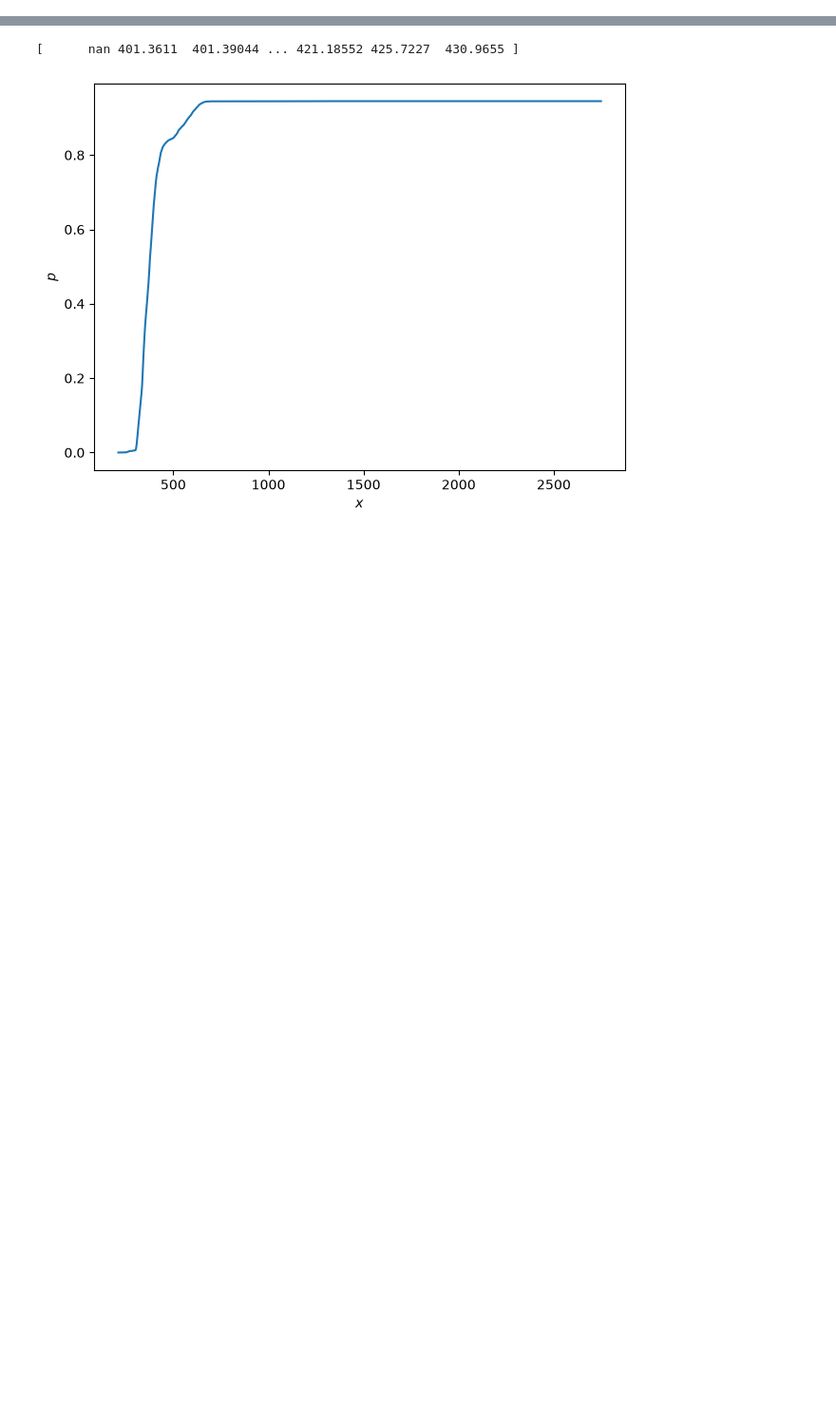
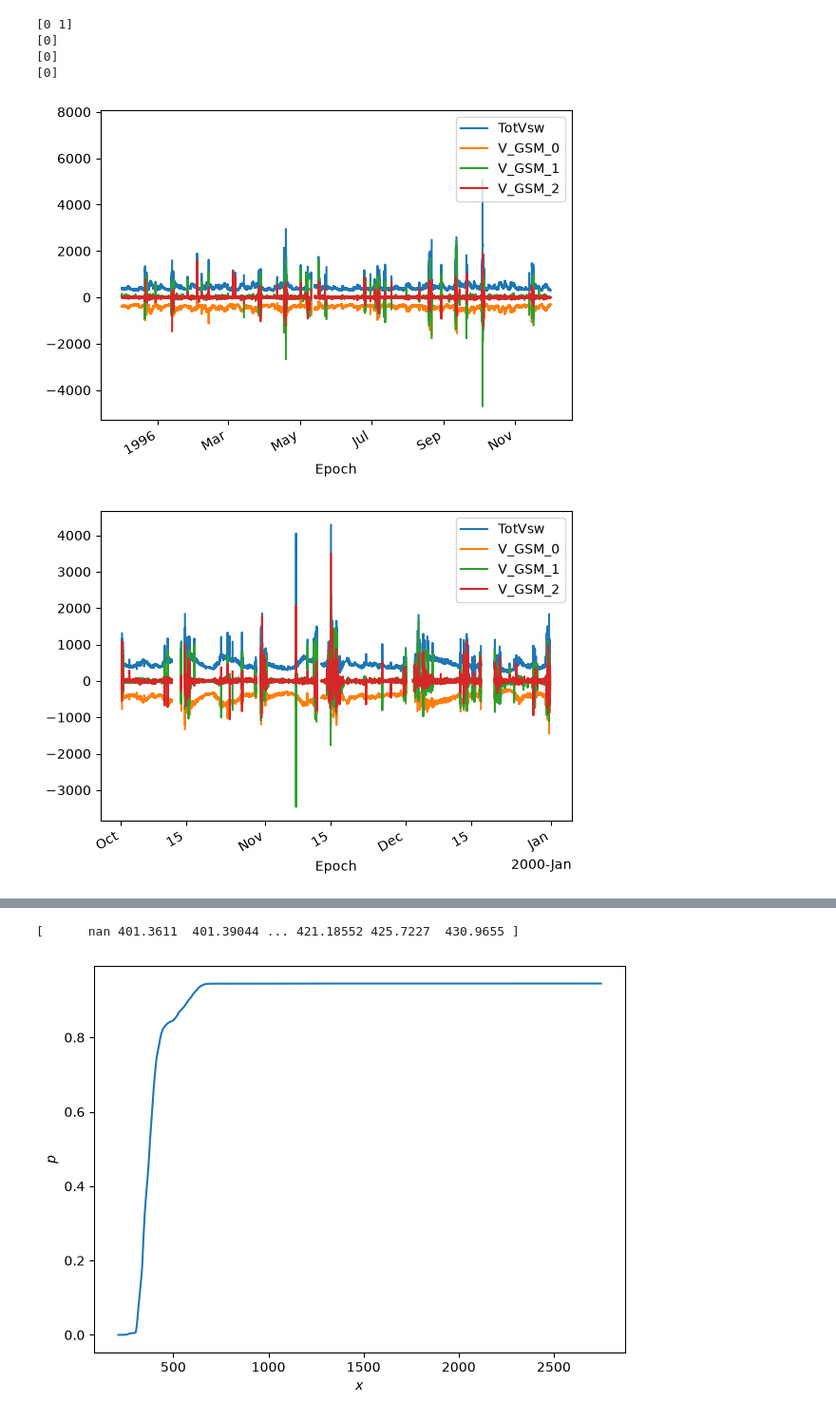
Before and after one commit to rahyndman/SolarWindCode, a Jupyter notebook: PlottingData.ipynb, the cells around one changed output, grey strips where cells are left out. Shown at 95% size. Cells and saved outputs as stored; diff of their text form; code cells hidden in the pictures; blank space fills up the shorter version.

```diff
--- a/PlottingData.ipynb
+++ b/PlottingData.ipynb
@@ -109,0 +363,39 @@ plt.legend(loc="upper right")
+# %%
+# C23Min
+fig, ax = plt.subplots()
+WINDC23MinTemporary.plot(columns=["TotVsw", "V_GSM_0", "V_GSM_1", "V_GSM_2"])
+plt.legend(loc="upper right")
+# plt.ylim(-450,900)
+print(WINDC23MinTemporary._data["GAP_FLAG"].unique())
+# WINDC23Min
+
+
+# C23Max
+fig, ax = plt.subplots()
+WINDC23MaxTemporary.plot(columns=["TotVsw", "V_GSM_0", "V_GSM_1", "V_GSM_2"])
+plt.legend(loc="upper right")
+# plt.ylim(-450,900)
+print(WINDC23MaxTemporary._data["GAP_FLAG"].unique())
+
+# C24Min
+fig, ax = plt.subplots()
+WINDC24MinTemporary.plot(columns=["TotVsw", "V_GSM_0", "V_GSM_1", "V_GSM_2"])
+plt.legend(loc="upper right")
+# plt.ylim(-450,900)
+print(WINDC24MinTemporary._data["GAP_FLAG"].unique())
+# WINDC24Min
+
+
+# C24Max
+fig, ax = plt.subplots()
+WINDC24MaxTemporary.plot(columns=["TotVsw", "V_GSM_0", "V_GSM_1", "V_GSM_2"])
+plt.legend(loc="upper right")
+# plt.ylim(-450,900)
+print(WINDC24MaxTemporary._data["GAP_FLAG"].unique())
+# %% [output]
+[0 1]
+[0]
+[0]
+[0]
+[figure, added]
+[figure, added]
```
Also changed, not shown: parts of 12 cells of this notebook, 1 other file.
